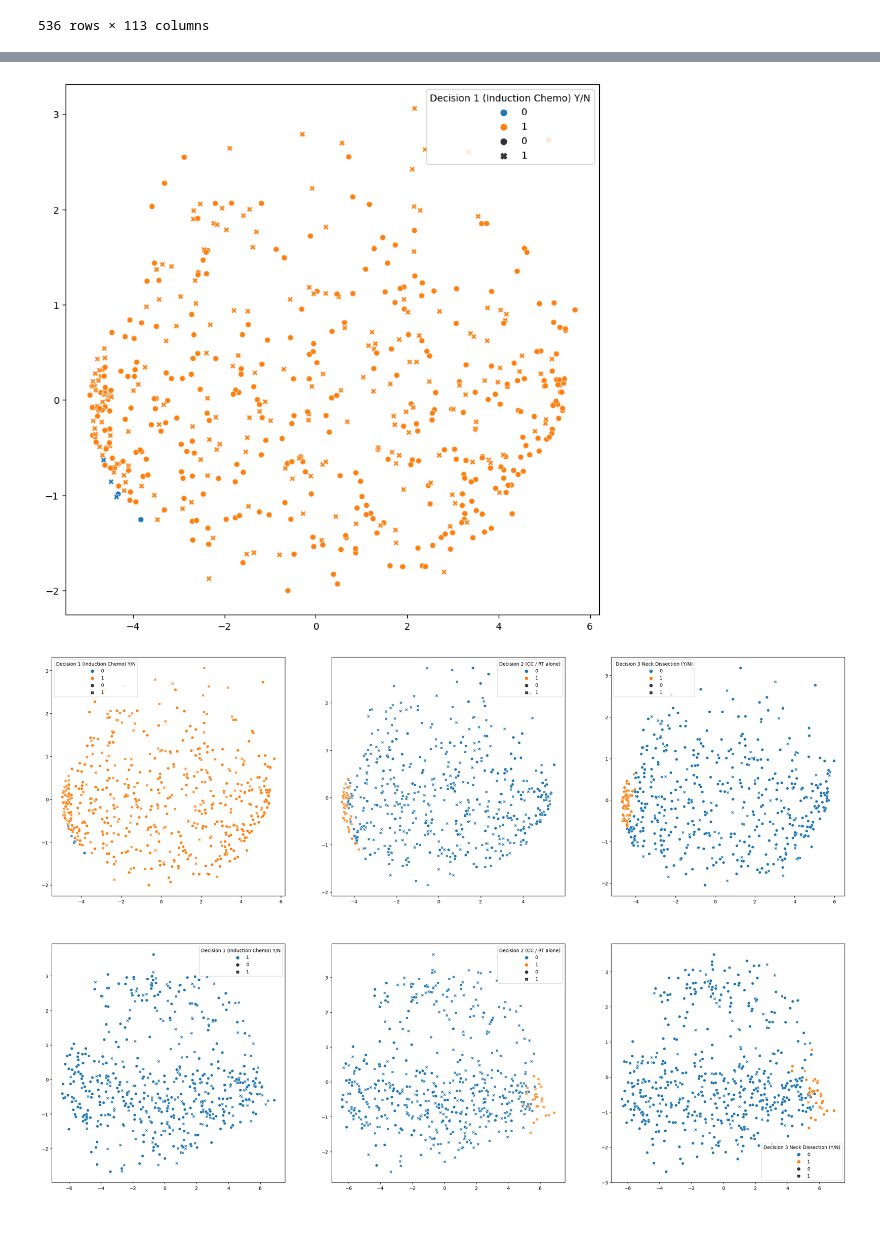
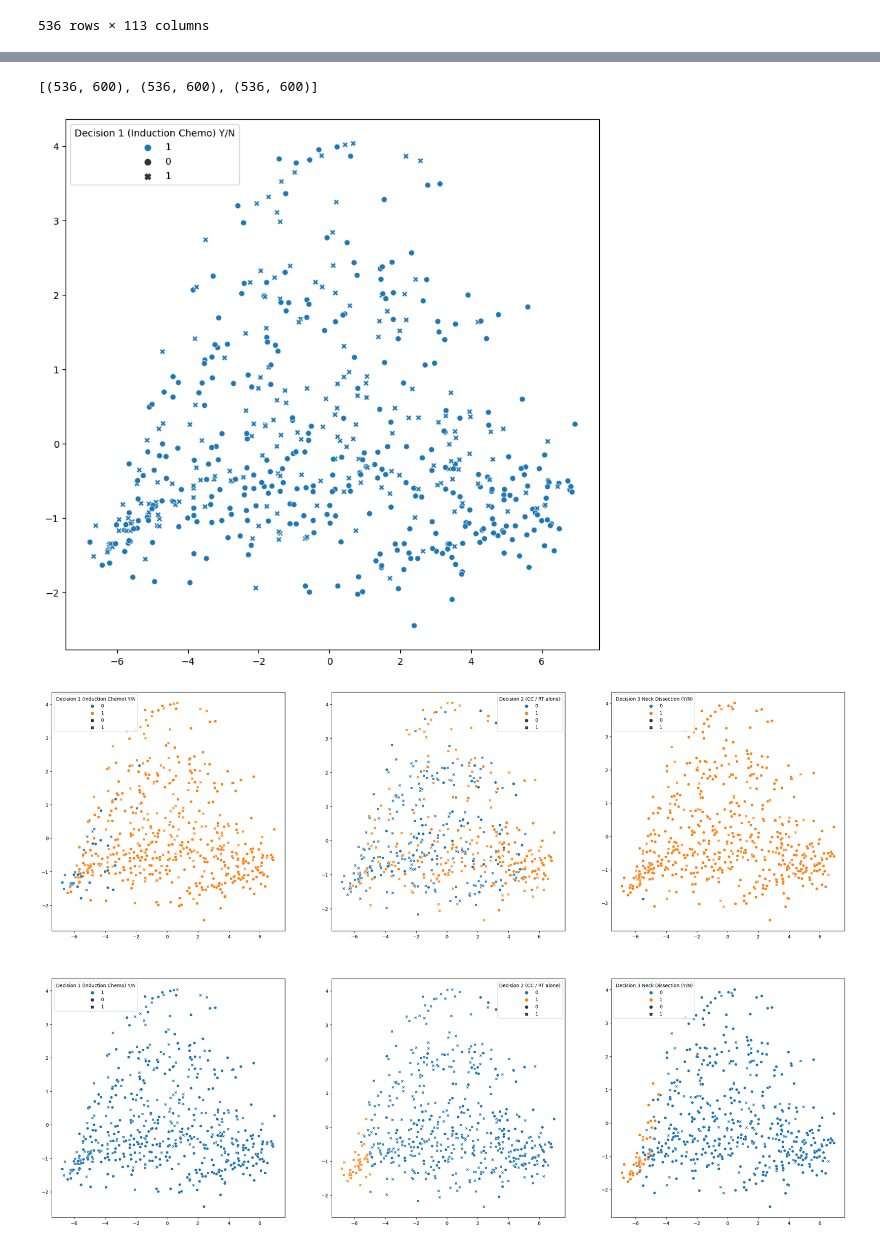
Before and after one commit to uic-evl/DigitalTwinVis, a Jupyter notebook: python/BackendTesting.ipynb, the cells around one changed output, grey strips where cells are left out. Drawn from its saved outputs; the diff is of its cells as text; code cells hidden in the pictures.

```diff
--- a/python/BackendTesting.ipynb
+++ b/python/BackendTesting.ipynb
@@ -166,15 +166,17 @@ def get_embeddings(dataset,dm,states=[0,1,2]):
     decisions_imitation = [[] for i in states]
     for i,state in enumerate(states):
         x = get_decision_input(dataset)
-        x = [df_to_torch(f) for f in x]
-        embedding = dm.get_embedding(*x,position = state)
-        decision = dm(*x,position=state).cpu().detach().numpy()
+        x = torch.cat([df_to_torch(f) for f in x],axis=1)
+        embedding = dm.get_embedding(x,position = state)
+        decision = dm(x,position=state).cpu().detach().numpy()
         decisions_optimal[i].append(decision[:,state])
         decisions_imitation[i].append(decision[:,state+3])
         embeddings.append(embedding.cpu().detach().numpy())
     return embeddings,np.array(decisions_optimal).reshape(len(states),-1), np.array(decisions_imitation).reshape(len(states),-1)
-# embeddings, decisions_optimal, decisions_imitation = get_embeddings(data,decision_model)
-# [e.shape for e in embeddings]
+embeddings, decisions_optimal, decisions_imitation = get_embeddings(data,decision_model)
+[e.shape for e in embeddings]
+# %% [output]
+[(536, 600), (536, 600), (536, 600)]
 # %%
 from sklearn.decomposition import PCA
 import matplotlib.pyplot as plt
@@ -200,11 +202,11 @@ def plot_embedding(dataset,dmodel,decision=0,ax=None,use_optimal=False):
                    )
 plot_embedding(data,decision_model)
 # %% [output]
-[figure, old version]
+[figure, new version]
 # %%
 fig,axes = plt.subplots(2,3,figsize=(30,20))
-for ii,dm in enumerate([decision_model,decision_model2]):
+for ii,opt in enumerate([True,False]):
     for i in range(3):
-        plot_embedding(data,dm,decision=i,ax=axes[ii,i])
+        plot_embedding(data,decision_model,use_optimal=opt,decision=i,ax=axes[ii,i])
 # %% [output]
-[figure, old version]
+[figure, new version]
```
Also changed, not shown: parts of 11 cells of this notebook, 2 other files.
